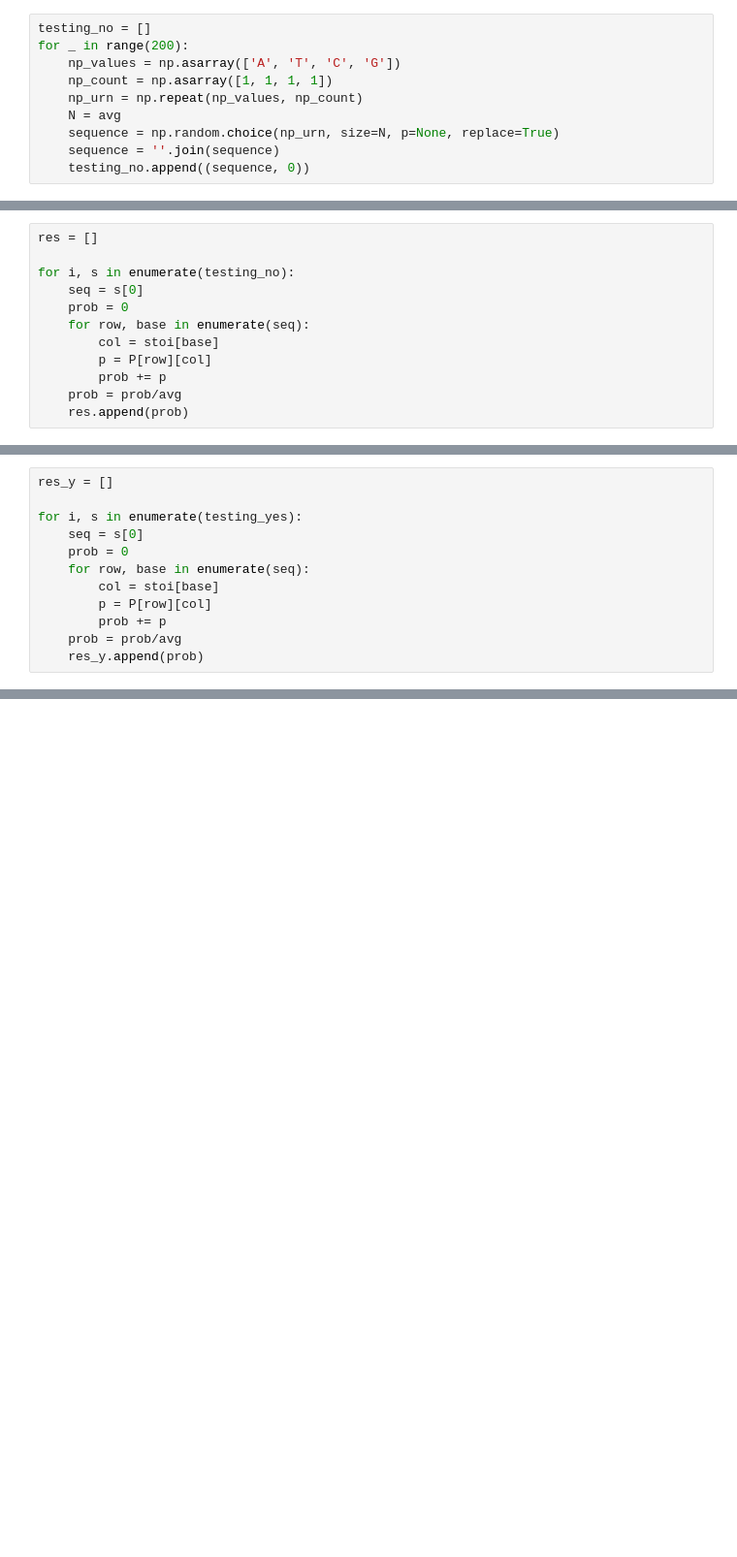
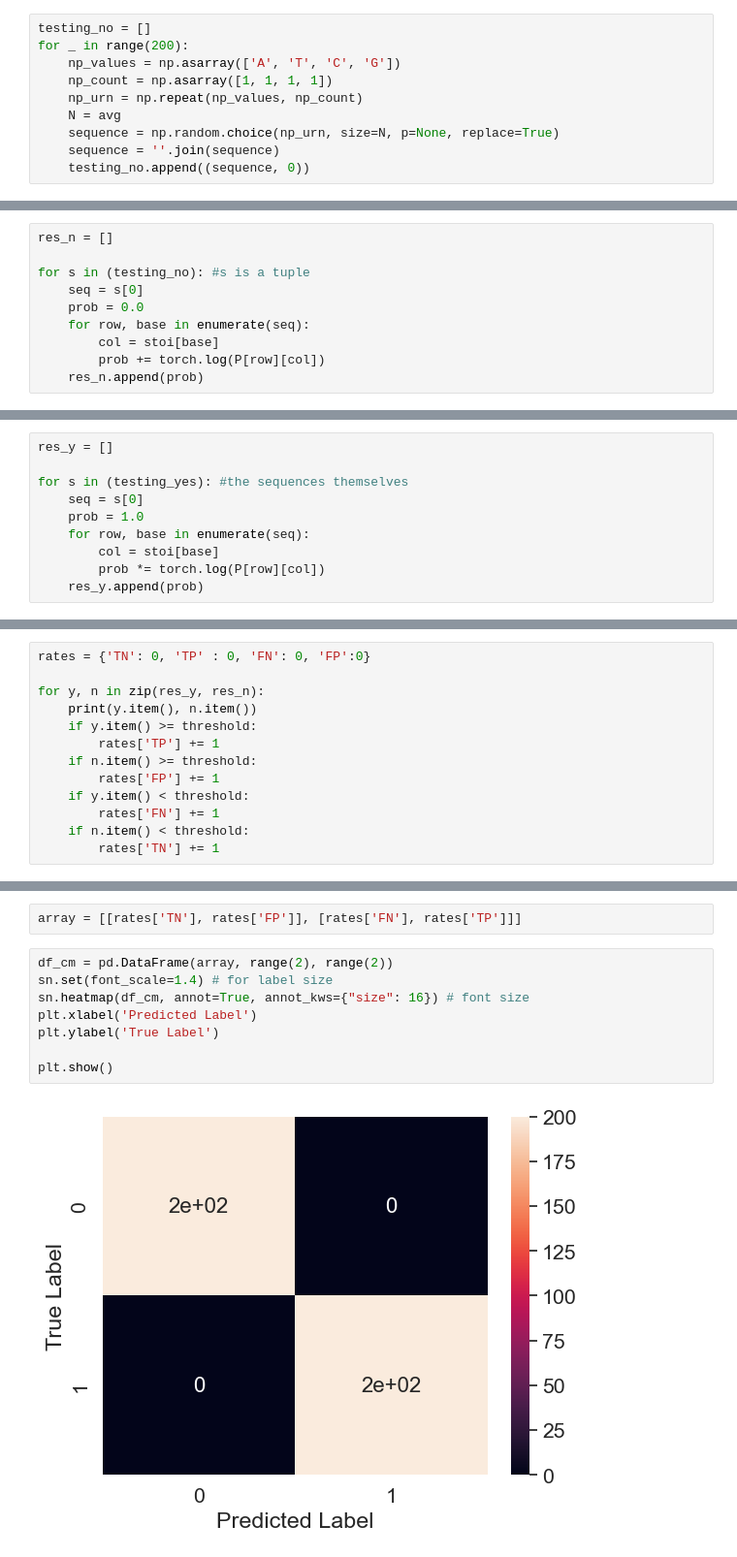
Before and after one commit to malabi3393/tRNA_Binary_Classifier, a Jupyter notebook: program.ipynb, the cells around one changed output, grey strips where cells are left out. Shown at 97% size. Cells and saved outputs as stored; diff of their text form; blank space fills up the shorter version.

```diff
--- a/program.ipynb
+++ b/program.ipynb
@@ -165,12 +224,10 @@ for _ in range(200):
 # %%
-res = []
+res_n = []
 
-for i, s in enumerate(testing_no):
+for s in (testing_no): #s is a tuple
     seq = s[0]
-    prob = 0
+    prob = 0.0
     for row, base in enumerate(seq):
         col = stoi[base]
-        p = P[row][col]
-        prob += p
-    prob = prob/avg
-    res.append(prob)
+        prob += torch.log(P[row][col])
+    res_n.append(prob)
@@ -177,12 +254,10 @@ for i, s in enumerate(testing_no):
 # %%
 res_y = []
 
-for i, s in enumerate(testing_yes):
+for s in (testing_yes): #the sequences themselves
     seq = s[0]
-    prob = 0
+    prob = 1.0
     for row, base in enumerate(seq):
         col = stoi[base]
-        p = P[row][col]
-        prob += p
-    prob = prob/avg
+        prob *= torch.log(P[row][col])
     res_y.append(prob)
@@ -218,0 +308,13 @@ AttributeError: 'list' object has no attribute 'item'
+# %%
+rates = {'TN': 0, 'TP' : 0, 'FN': 0, 'FP':0}
+
+for y, n in zip(res_y, res_n):
+    print(y.item(), n.item())
+    if y.item() >= threshold:
+        rates['TP'] += 1
+    if n.item() >= threshold:
+        rates['FP'] += 1
+    if y.item() < threshold:
+        rates['FN'] += 1
+    if n.item() < threshold:
+        rates['TN'] += 1
@@ -218,0 +343,12 @@ AttributeError: 'list' object has no attribute 'item'
+# %%
+array = [[rates['TN'], rates['FP']], [rates['FN'], rates['TP']]]
+# %%
+df_cm = pd.DataFrame(array, range(2), range(2))
+sn.set(font_scale=1.4) # for label size
+sn.heatmap(df_cm, annot=True, annot_kws={"size": 16}) # font size
+plt.xlabel('Predicted Label')
+plt.ylabel('True Label')
+
+plt.show()
+# %% [output]
+[figure, added]
```
Also changed, not shown: parts of 44 cells of this notebook.
